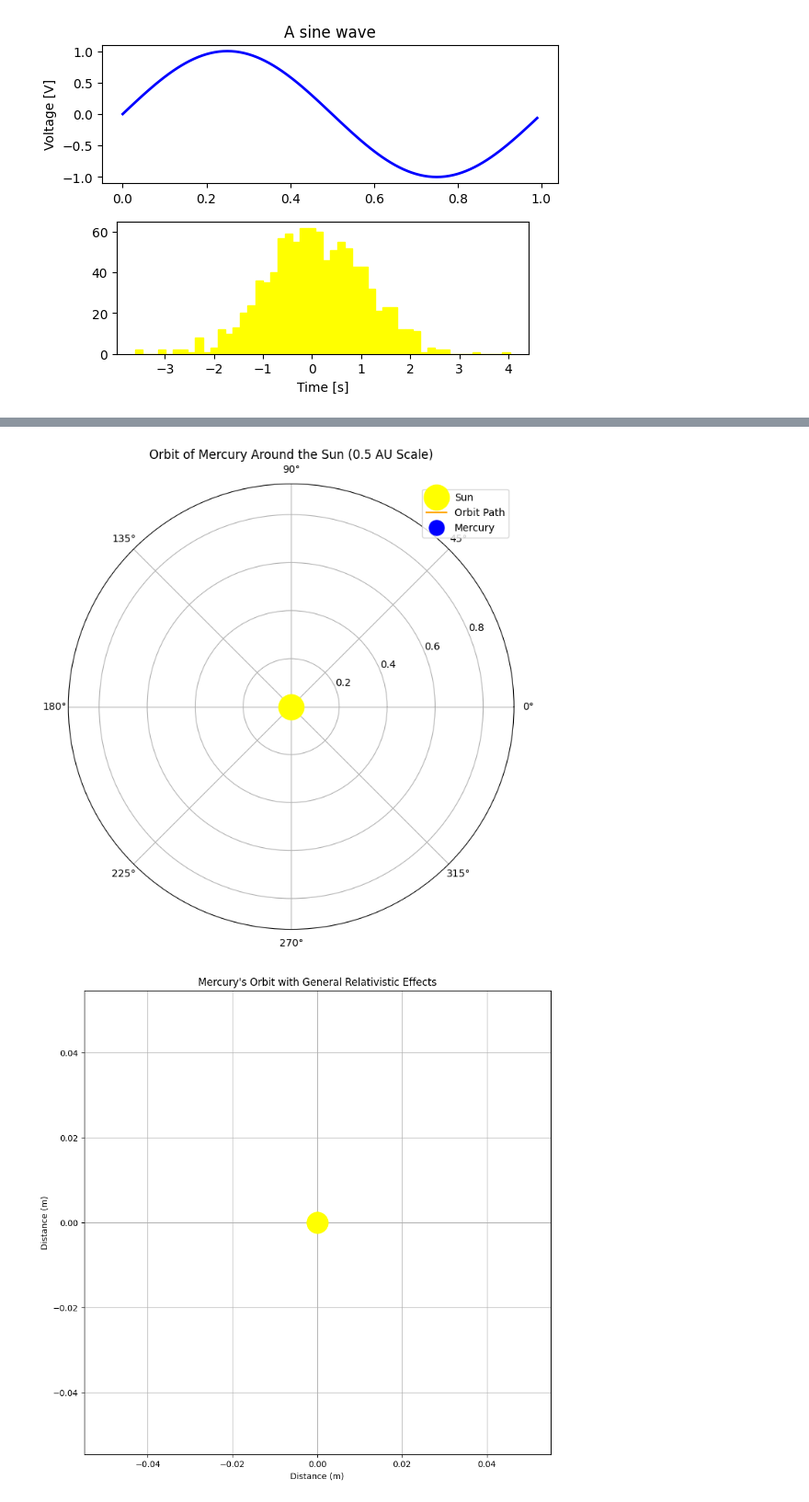
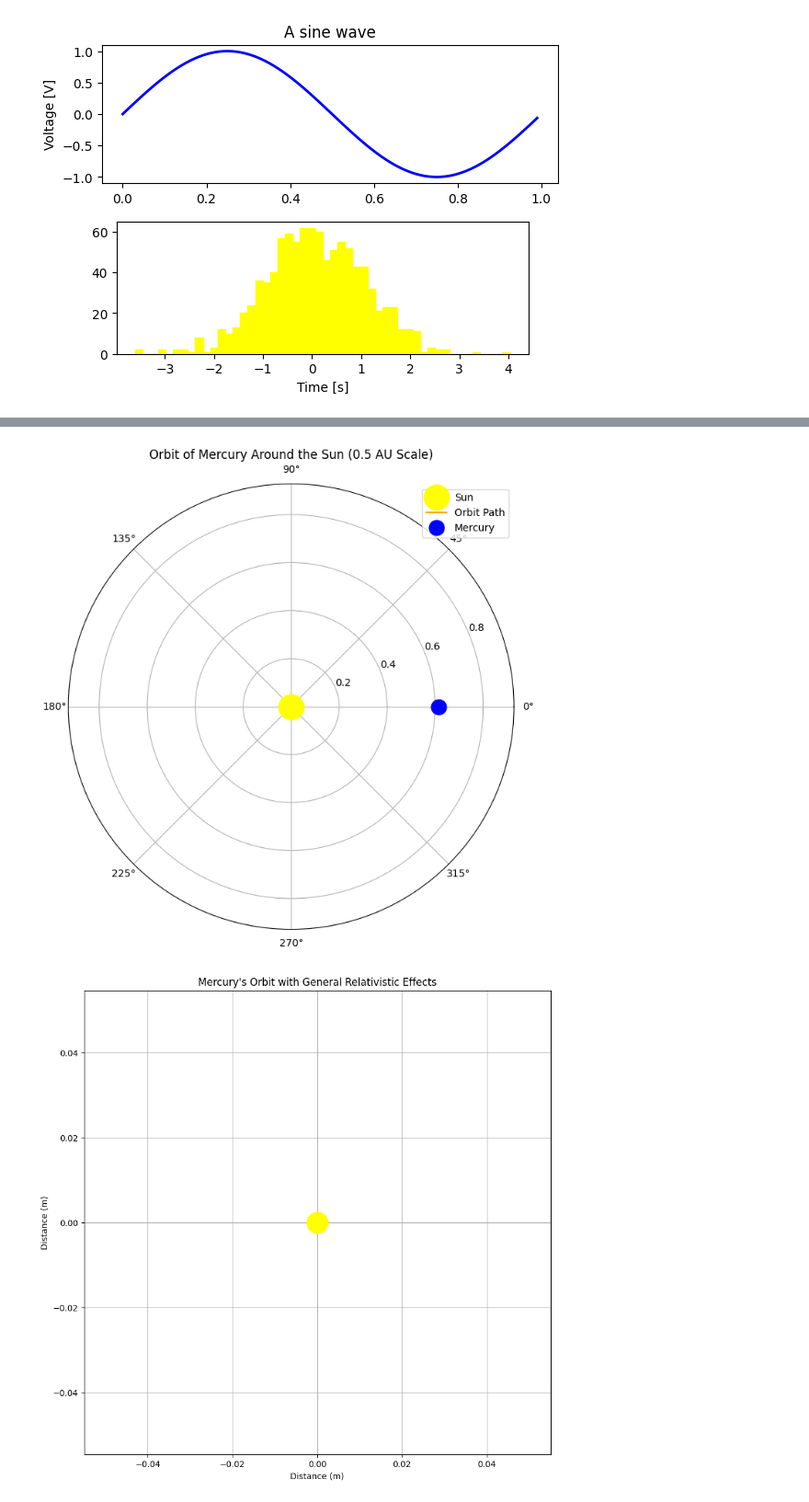
Before and after one commit to Alan-Cheong/IEEE_QW_2020, a Jupyter notebook: Mercury_Orbit.ipynb, the cells around one changed output, grey strips where cells are left out. Shown at 92% size. Saved outputs shown, nothing was run; the diff lists cells and outputs as text; code cells hidden in the pictures.

```diff
--- a/Mercury_Orbit.ipynb
+++ b/Mercury_Orbit.ipynb
@@ -192,35 +170,35 @@ ax.set_ylim(0, 1.2 * semi_major_axis / AU_0_5)  # Adjust limits for 0.5 AU scale
 ax.set_title("Orbit of Mercury Around the Sun (0.5 AU Scale)")
 
 # Plot the Sun at the center with a yellow color
 sun, = ax.plot(0, 0, 'o', color='yellow', markersize=25, label='Sun')
 
 # Initialize the line for the orbit and the point for Mercury's current position
 line, = ax.plot([], [], lw=1.5, color='orange', label="Orbit Path")
 mercury, = ax.plot([], [], 'o', color='blue', markersize=15, label="Mercury")  # Mercury's current position
 
 # Initialization function to set up the background of the animation
 def init():
     line.set_data([], [])
     mercury.set_data([], [])
     return line, mercury
 
 # Animation function to update the plot for each frame
 def animate(i):
     # Update the orbit path up to the current frame
     line.set_data(theta[:i], r[:i] / AU_0_5)  # Scale the radial distance to 0.5 AU
     # Update Mercury's current position
     mercury.set_data(theta[i], r[i] / AU_0_5)  # Scale the radial distance to 0.5 AU
     return line, mercury
 
 # Call the animator with the init function
 # Set interval to slow down the animation
-ani = animation.FuncAnimation(fig, animate, frames=num_points, init_func=init, interval=100, blit=True)
+ani = animation.FuncAnimation(fig, animate, frames=num_points, interval=100, blit=True)
 
 # Show the plot
 plt.legend(loc="upper right")
 plt.show()
 # %% [output]
-[figure, old version]
+[figure, new version]
 # %%
 import numpy as np
 import matplotlib.pyplot as plt
```
Also changed, not shown: parts of 4 cells of this notebook.
